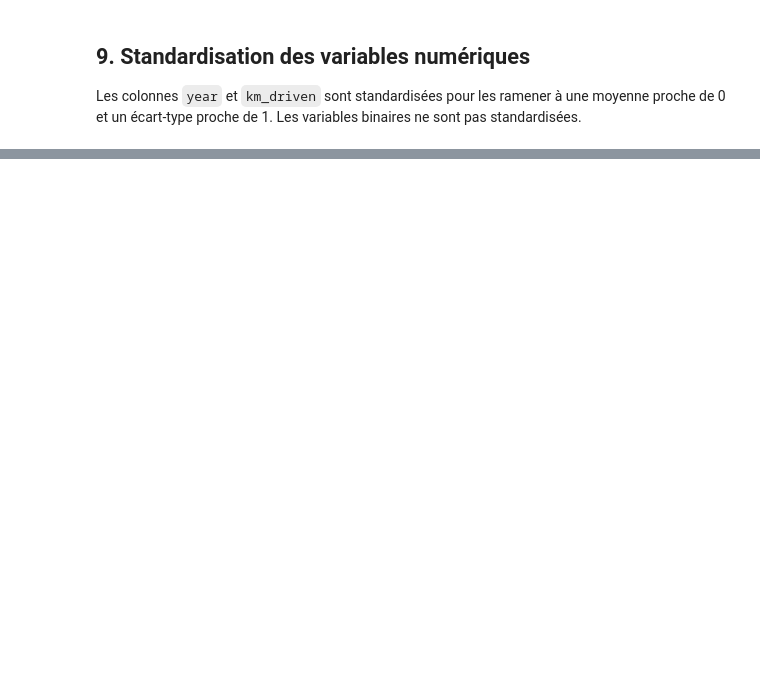
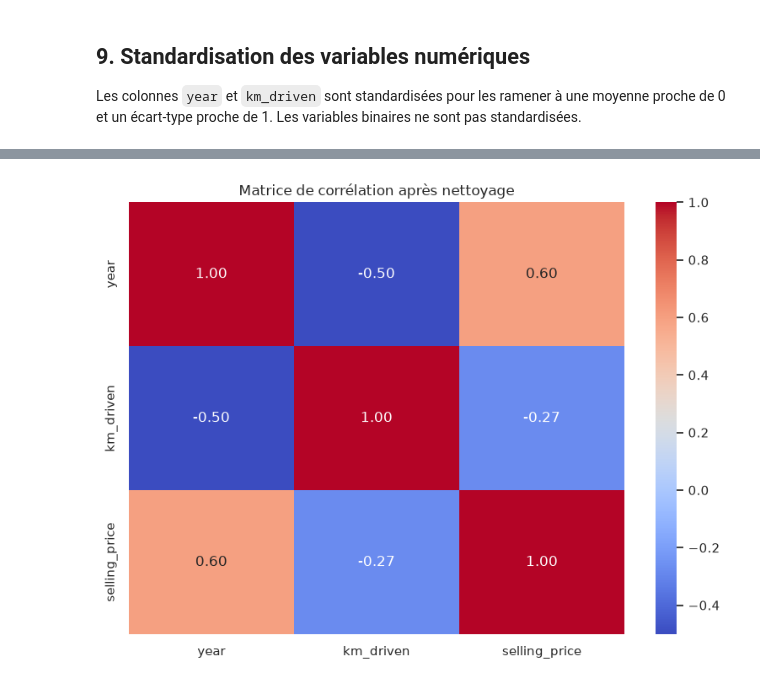
Before and after one commit to mo24ali/carsify, a Jupyter notebook: notebooks/01_eda_and_cleaning.ipynb, the cells around one changed output, grey strips where cells are left out. Cells and saved outputs as stored; diff of their text form; code cells hidden in the pictures; blank space fills up the shorter version.

```diff
--- a/notebooks/01_eda_and_cleaning.ipynb
+++ b/notebooks/01_eda_and_cleaning.ipynb
@@ -302,0 +370,11 @@ X_train_scaled.head()
+# %%
+correlation_matrix = cleaned_data.corr()
+
+plt.figure(figsize=(8, 6))
+sns.heatmap(correlation_matrix, annot=True, cmap='coolwarm', fmt='.2f')
+plt.title('Matrice de corrélation après nettoyage')
+plt.tight_layout()
+plt.savefig('../reports/post-processing/correlation_cleaned.png')
+plt.show()
+# %% [output]
+[figure, added]
```
Also changed, not shown: parts of 15 cells of this notebook.
